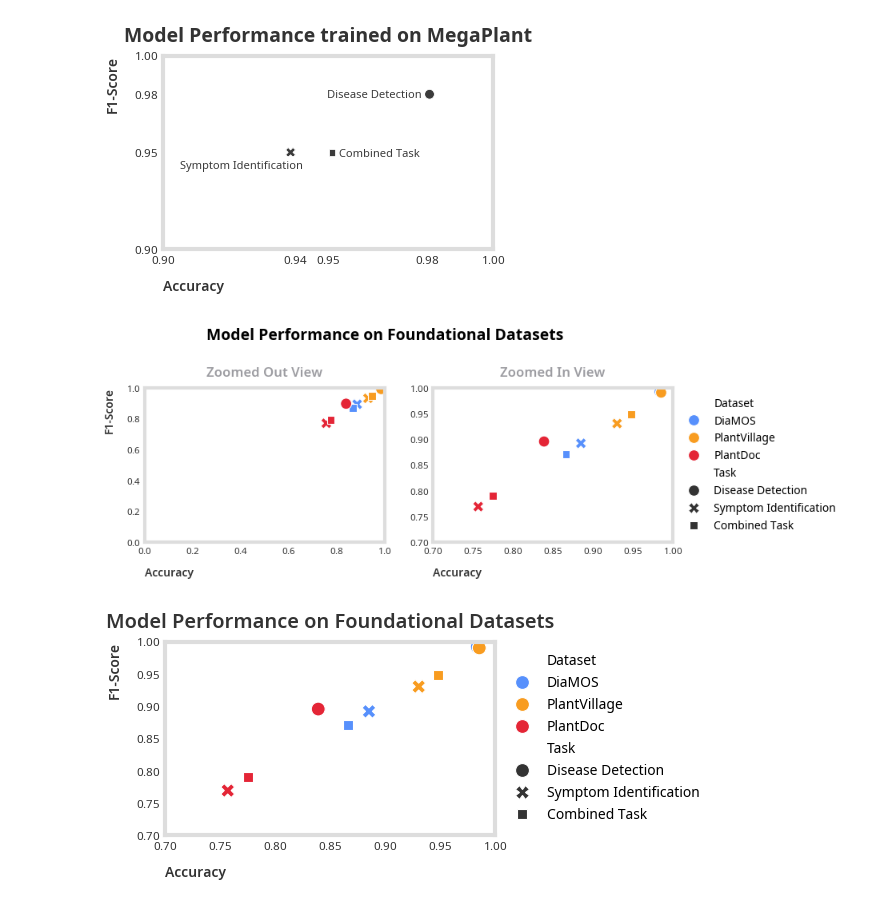
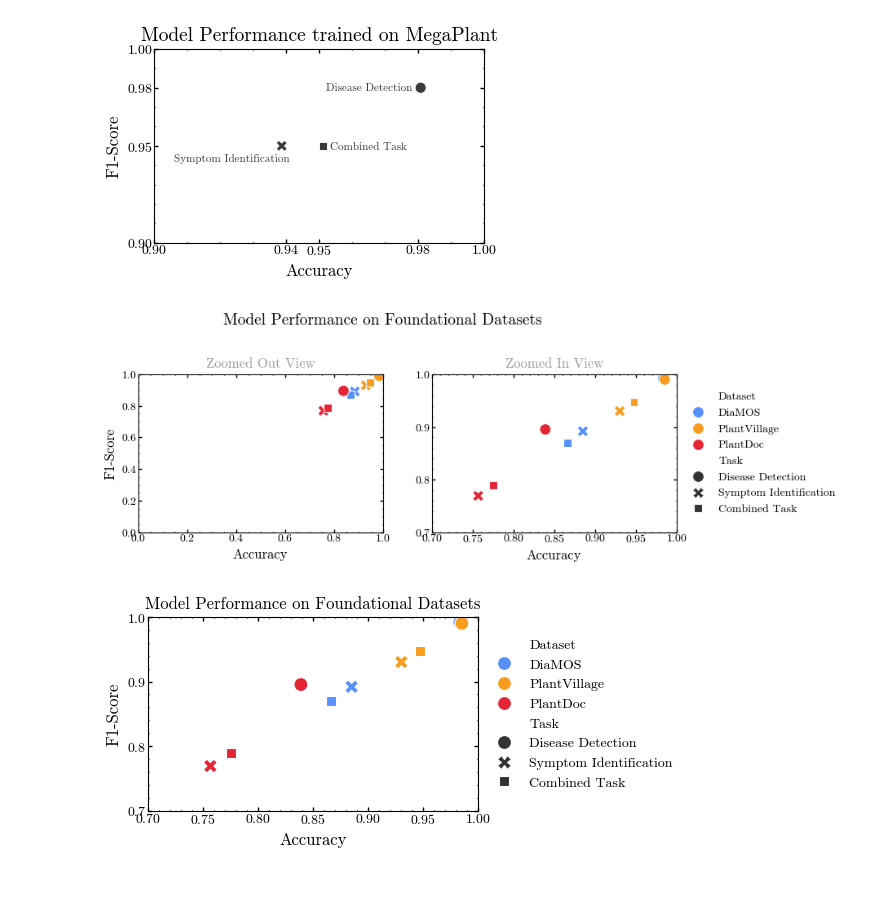
Before and after one commit to iragca/DS413-final-project, a Jupyter notebook: notebooks/5.0-results-plotting.ipynb, the cells around one changed output. Drawn from its saved outputs; the diff is of its cells as text; code cells hidden in the pictures.

Commit message:
feat: added and fixed some plots

```diff
--- a/notebooks/5.0-results-plotting.ipynb
+++ b/notebooks/5.0-results-plotting.ipynb
@@ -4,7 +4,7 @@ import matplotlib.pyplot as plt
 import seaborn as sns
 from lib.config import Directories
 
-plt.style.use(Styles.ML.value)
+plt.style.use(Styles.CMR10.value)
 # %%
 results = {
     "Task":  ["Disease Detection", "Symptom Identification", "Combined Task"],
@@ -27,57 +27,39 @@ plt.text(
     color=Color.DARK_GRAY.value,
     fontsize=8,
     ha="right",
-    va="top",
-    bbox=dict(
-        facecolor="white",  # background color
-        alpha=1,  # transparency (0–1)
-        edgecolor="white",  # border color
-        boxstyle="round,pad=0.3",  # rounded box
-    )
+    va="top"
 )
 # plt.plot(
 #     [results["Accuracy"][0], results["Accuracy"][0] + 0.01],
 #     [results["F1-Score"][0], results["F1-Score"][0]],
 #     color=Color.DARK_GRAY.value,
 # )
 
 
 plt.text(
     results["Accuracy"][1]-0.015,
     results["F1-Score"][1]-0.004,
     results["Task"][1],
     color=Color.DARK_GRAY.value,
     ha="center",
     va="top",
     fontsize=8,
-    bbox=dict(
-        facecolor="white",  # background color
-        alpha=1,  # transparency (0–1)
-        edgecolor="white",  # border color
-        boxstyle="round,pad=0.3",  # rounded box
-    )
 )
 
 plt.text(
     results["Accuracy"][2]+0.002,
     results["F1-Score"][2]-0.002,
     results["Task"][2],
     color=Color.DARK_GRAY.value,
-    fontsize=8,
-    bbox=dict(
-        facecolor="white",  # background color
-        alpha=1,  # transparency (0–1)
-        edgecolor="white",  # border color
-        boxstyle="round,pad=0.3",  # rounded box
-    )
+    fontsize=8
 )
 
 plt.title("Model Performance trained on MegaPlant", fontsize=14, weight='bold')
 plt.xticks([0.90, 0.94, 0.95, 0.98, 1.00])
 plt.yticks([0.90, 0.95, 0.98, 1.00])
 plt.savefig(Directories.FIGURES_DIR.value / "model_performance_on_mega_plant_annotation_scatter.png", dpi=300, bbox_inches='tight', transparent=False)
 # %% [output]
-[figure, old version]
+[figure, new version]
 # %%
 diamos = {
     "Task":  ["Disease Detection", "Symptom Identification", "Combined Task"],
@@ -123,7 +105,7 @@ ax2.set_ylim(0.70, 1.0)
 plt.legend(bbox_to_anchor=(1.0, 0.5), loc='center left', frameon=False)
 fig.savefig(Directories.FIGURES_DIR.value / "model_performance_on_foundational_datasets(zoomed).png", dpi=300, bbox_inches='tight')
 # %% [output]
-[figure, old version]
+[figure, new version]
 # %%
 diamos = {
     "Task":  ["Disease Detection", "Symptom Identification", "Combined Task"],
@@ -162,4 +144,4 @@ plt.ylim(0.70, 1.0)
 plt.legend(bbox_to_anchor=(1.0, 0.5), loc='center left', frameon=False)
 plt.savefig(Directories.FIGURES_DIR.value / "model_performance_on_foundational_datasets.png", dpi=300, bbox_inches='tight')
 # %% [output]
-[figure, old version]
+[figure, new version]
```
Also changed, not shown: parts of 1 cell of this notebook, 5 other files.
